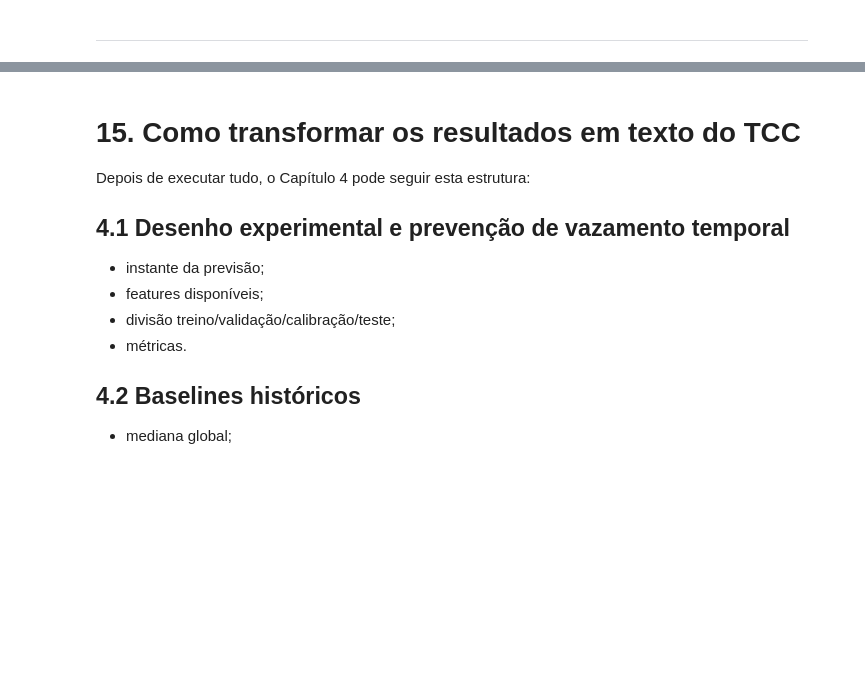
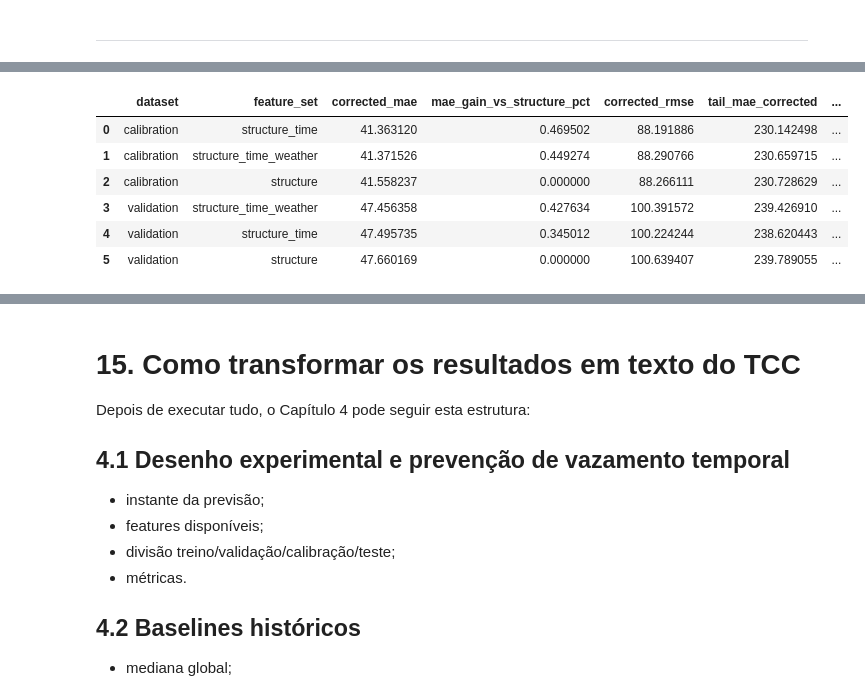
Before and after one commit to tiagoalberione/port_leadtime_prediction, a Jupyter notebook: notebooks/modeling_step_by_step.ipynb, the cells around one changed output, grey strips where cells are left out. Drawn from its saved outputs; the diff is of its cells as text; code cells hidden in the pictures; blank space fills up the shorter version.

```diff
--- a/notebooks/modeling_step_by_step.ipynb
+++ b/notebooks/modeling_step_by_step.ipynb
@@ -5505,0 +6524,87 @@ antecipar permanências na cauda da distribuição.
+# %%
+residual_ablation = pd.DataFrame(
+    residual_ablation_rows
+)
+
+
+structure_reference = (
+    residual_ablation
+    .loc[
+        residual_ablation[
+            "feature_set"
+        ] == "structure",
+        [
+            "dataset",
+            "corrected_mae",
+        ],
+    ]
+    .rename(
+        columns={
+            "corrected_mae":
+                "structure_mae"
+        }
+    )
+)
+
+
+residual_ablation = (
+    residual_ablation
+    .merge(
+        structure_reference,
+        on="dataset",
+        how="left",
+    )
+)
+
+
+residual_ablation[
+    "mae_gain_vs_structure_pct"
+] = (
+    (
+        residual_ablation[
+            "structure_mae"
+        ]
+        -
+        residual_ablation[
+            "corrected_mae"
+        ]
+    )
+    /
+    residual_ablation[
+        "structure_mae"
+    ]
+    * 100
+)
+
+
+residual_ablation_result = (
+    residual_ablation[
+        [
+            "dataset",
+            "feature_set",
+            "corrected_mae",
+            "mae_gain_vs_structure_pct",
+            "corrected_rmse",
+            "tail_mae_corrected",
+            "residual_spearman",
+        ]
+    ]
+    .sort_values(
+        [
+            "dataset",
+            "corrected_mae",
+        ]
+    )
+    .reset_index(drop=True)
+)
+
+
+residual_ablation_result
+# %% [output]
+|  | dataset | feature_set | corrected_mae | mae_gain_vs_structure_pct | corrected_rmse | tail_mae_corrected | ... |
+| 0 | calibration | structure_time | 41.363120 | 0.469502 | 88.191886 | 230.142498 | ... |
+| 1 | calibration | structure_time_weather | 41.371526 | 0.449274 | 88.290766 | 230.659715 | ... |
+| 2 | calibration | structure | 41.558237 | 0.000000 | 88.266111 | 230.728629 | ... |
+| 3 | validation | structure_time_weather | 47.456358 | 0.427634 | 100.391572 | 239.426910 | ... |
+| 4 | validation | structure_time | 47.495735 | 0.345012 | 100.224244 | 238.620443 | ... |
+| 5 | validation | structure | 47.660169 | 0.000000 | 100.639407 | 239.789055 | ... |
```
Also changed, not shown: parts of 39 cells of this notebook.
